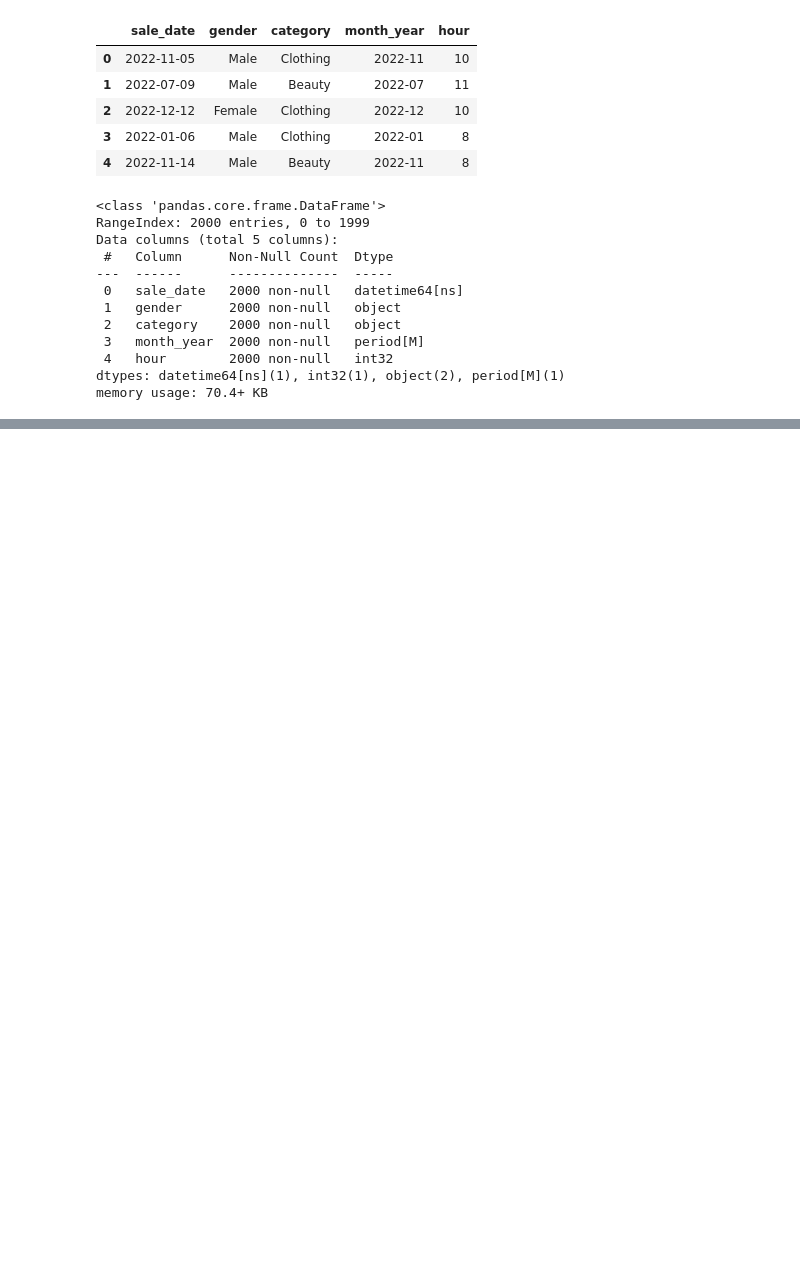
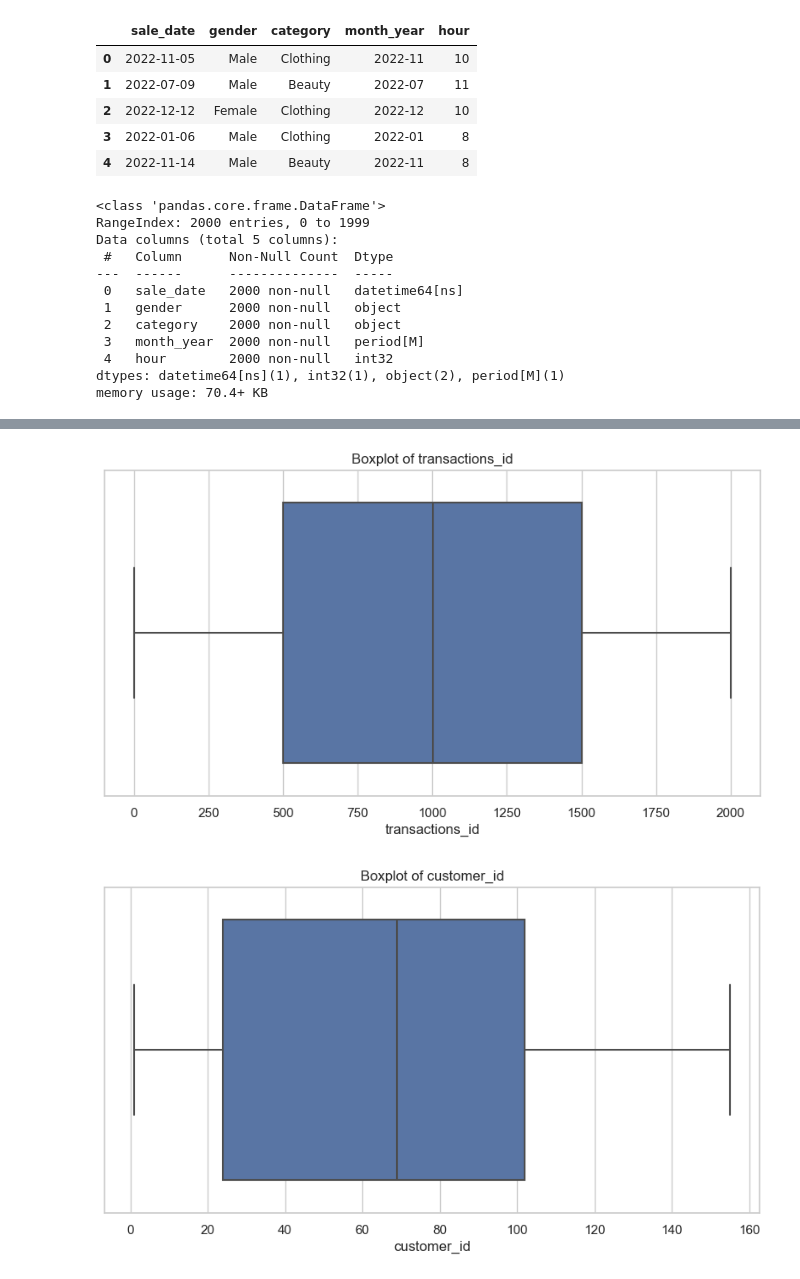
Before and after one commit to victormuuo07/Sales-Prediction-Model, a Jupyter notebook: index.ipynb, the cells around one changed output, grey strips where cells are left out. Drawn from its saved outputs; the diff is of its cells as text; code cells hidden in the pictures; blank space fills up the shorter version.

```diff
--- a/index.ipynb
+++ b/index.ipynb
@@ -335,0 +386,8 @@ df_categorical
+# %%
+# find numerical variables
+
+numerical = [var for var in df.columns if df[var].dtype!='O']
+
+print('There are {} numerical variables\n'.format(len(numerical)))
+
+print('The numerical variables are :', numerical)
@@ -335,0 +398,2 @@ df_categorical
+# %%
+df_numerical= df[numerical].copy()
@@ -335,0 +436,7 @@ df_categorical
+# %%
+# Example of how to fill null values for each column
+df_numerical['age'].fillna(df_numerical['age'].mean(), inplace=True)  # Filling 'age' with mean
+df_numerical['quantiy'].fillna(df_numerical['quantiy'].median(), inplace=True)  # Filling 'quantity' with median
+df_numerical['price_per_unit'].fillna(df_numerical['price_per_unit'].mean(), inplace=True)  # Filling 'price_per_unit' with mean
+df_numerical['cogs'].fillna(df_numerical['cogs'].mean(), inplace=True)  # Filling 'cogs' with mean
+df_numerical['total_sale'].fillna(df_numerical['total_sale'].mean(), inplace=True)  # Filling 'total_sale' with mean
@@ -335,0 +454,23 @@ df_categorical
+# %%
+class BoxplotVisualizer:
+    def __init__(self, dataframe):
+        self.dataframe = dataframe
+
+    def draw_boxplots(self):
+        # Set the style of seaborn for better aesthetics
+        sns.set(style="whitegrid")
+
+        # Iterate through each numerical column in the dataframe
+        for column in self.dataframe.select_dtypes(include='number').columns:
+            plt.figure(figsize=(10, 5))  # Set the size of the figure
+            sns.boxplot(x=self.dataframe[column])
+            plt.title(f'Boxplot of {column}')
+            plt.xlabel(column)
+            plt.show()
+# %%
+import seaborn as sns
+visualizer = BoxplotVisualizer(df_numerical)
+visualizer.draw_boxplots()
+# %% [output]
+[figure, added]
+[figure, added]
```
Also changed, not shown: parts of 33 cells of this notebook.
